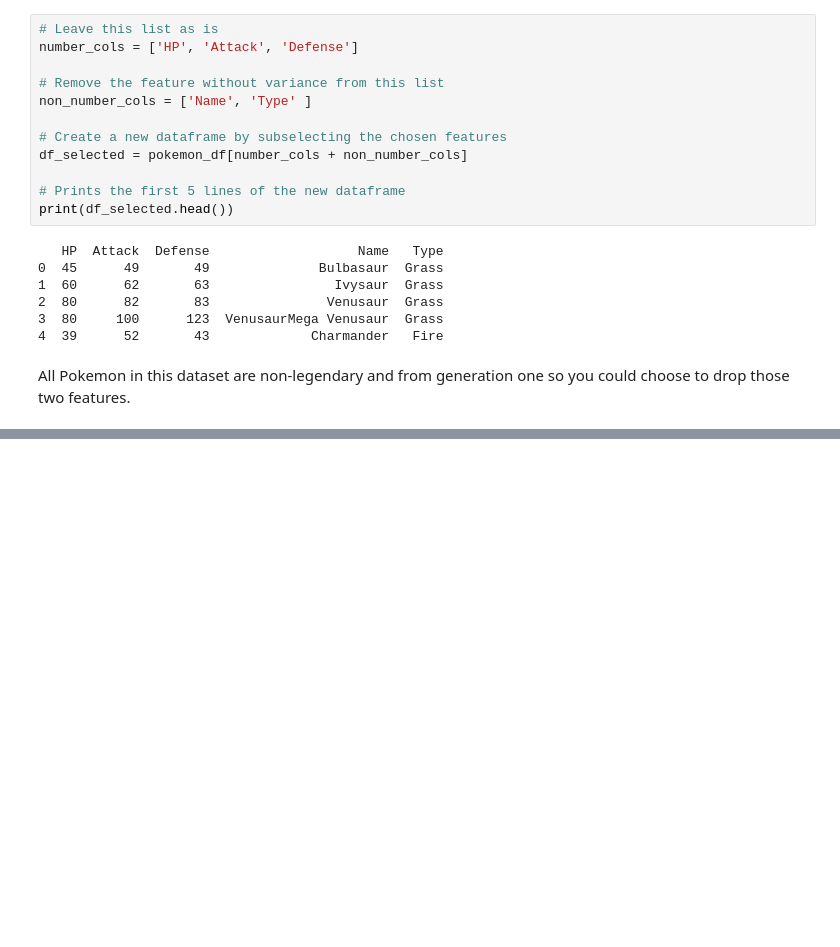
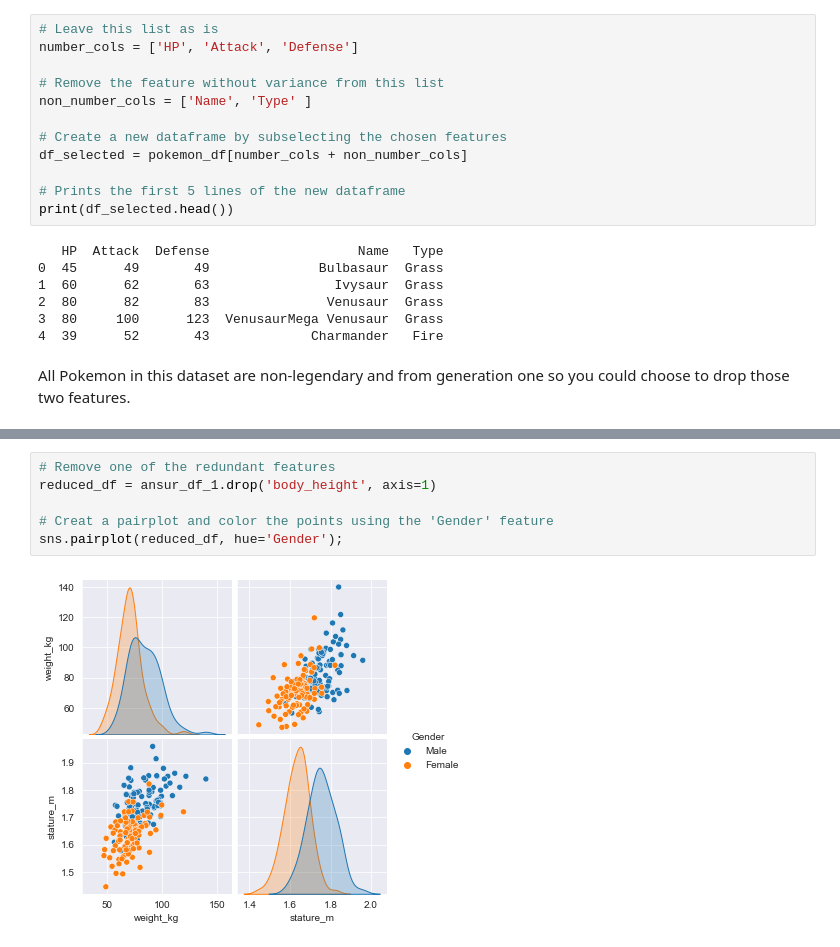
Before and after one commit to kakamana/kakamana.github.io, a Jupyter notebook: posts/Exploring high dimensional data/Exploring High Dimensional data.ipynb, the cells around one changed output, grey strips where cells are left out. Saved outputs shown, nothing was run; the diff lists cells and outputs as text; blank space fills up the shorter version.

```diff
--- a/posts/Exploring high dimensional data/Exploring High Dimensional data.ipynb
+++ b/posts/Exploring high dimensional data/Exploring High Dimensional data.ipynb
@@ -114,0 +126,8 @@ All Pokemon in this dataset are non-legendary and from generation one so you cou
+# %%
+# Remove one of the redundant features
+reduced_df = ansur_df_1.drop('body_height', axis=1)
+
+# Creat a pairplot and color the points using the 'Gender' feature
+sns.pairplot(reduced_df, hue='Gender');
+# %% [output]
+[figure, added]
```
Also changed, not shown: parts of 19 cells of this notebook, 15 other files.
